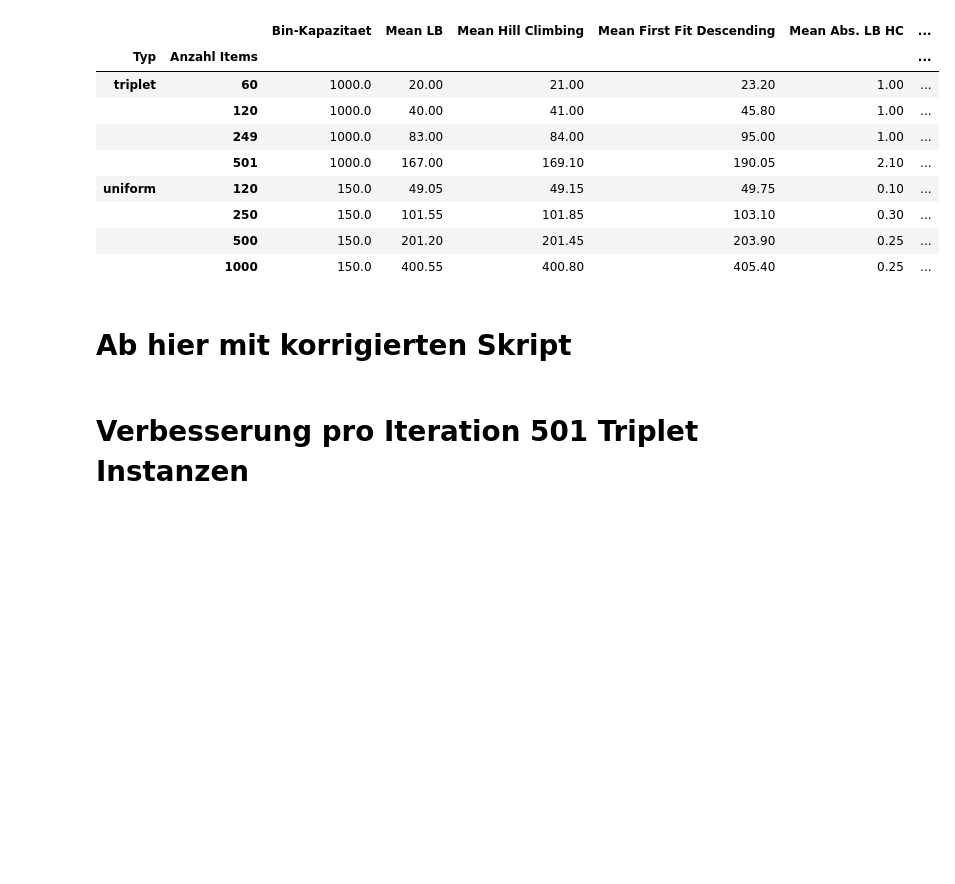
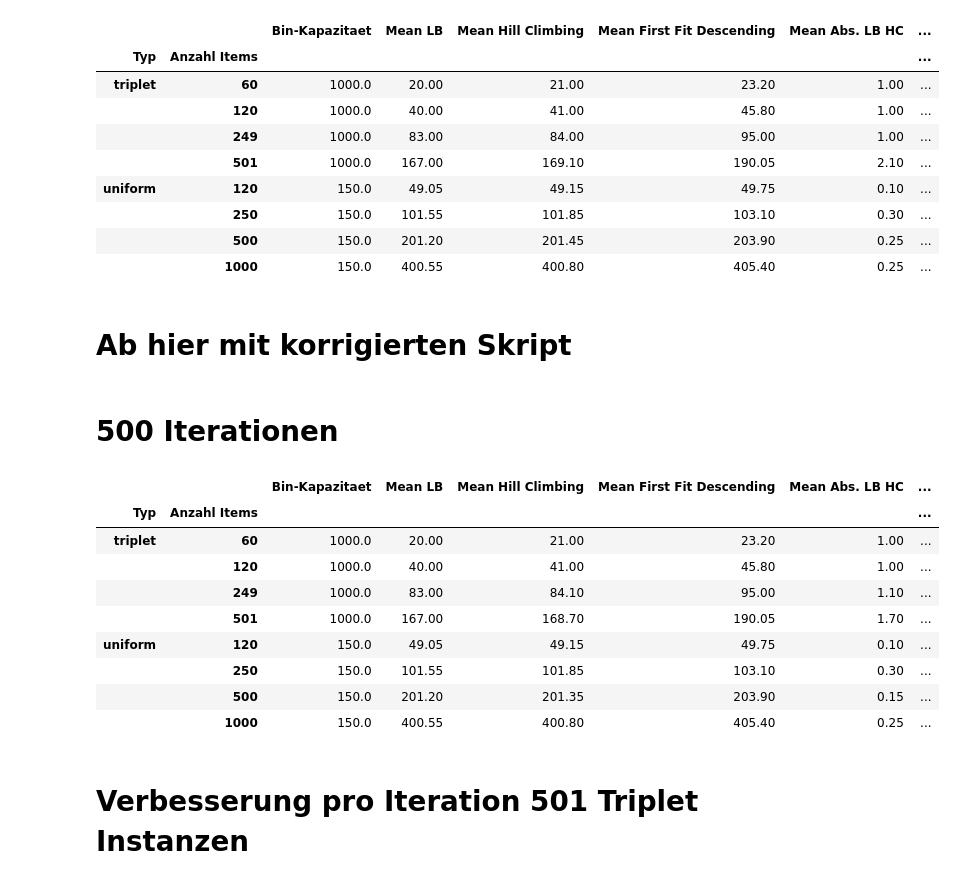
Before and after one commit to LukasSchmauch/bin_packing_problem, a Jupyter notebook: Results.ipynb, the cells around one changed output. Cells and saved outputs as stored; diff of their text form; code cells hidden in the pictures; blank space fills up the shorter version.

```diff
--- a/Results.ipynb
+++ b/Results.ipynb
@@ -158,6 +158,27 @@ df_mean
 |  | 1000 | 150.0 | 400.55 | 400.80 | 405.40 | 0.25 | ... |
 # %% [markdown]
 # Ab hier mit korrigierten Skript
+# %% [markdown]
+# 500 Iterationen
+# %%
+import pandas as pd
+url = 'https://raw.githubusercontent.com/LukasSchmauch/bin_packing_problem/main/results_neu/results_500_neu.csv'
+df = pd.read_csv(url)
+df_grouped = df.groupby(['Typ', 'Anzahl Items'])
+df_mean = df_grouped.mean()
+df_mean.columns = ['Bin-Kapazitaet', ' Mean LB', 'Mean Hill Climbing', 'Mean First Fit Descending','Mean Abs. LB HC', 'Mean Abs. LB FFD', 'Mean Zeit HC (sec)', 'Mean Zeit FFD (sec)']
+df_mean
+# %% [output]
+|  |  | Bin-Kapazitaet | Mean LB | Mean Hill Climbing | Mean First Fit Descending | Mean Abs. LB HC | ... |
+| Typ | Anzahl Items |  |  |  |  |  | ... |
+| triplet | 60 | 1000.0 | 20.00 | 21.00 | 23.20 | 1.00 | ... |
+|  | 120 | 1000.0 | 40.00 | 41.00 | 45.80 | 1.00 | ... |
+|  | 249 | 1000.0 | 83.00 | 84.10 | 95.00 | 1.10 | ... |
+|  | 501 | 1000.0 | 167.00 | 168.70 | 190.05 | 1.70 | ... |
+| uniform | 120 | 150.0 | 49.05 | 49.15 | 49.75 | 0.10 | ... |
+|  | 250 | 150.0 | 101.55 | 101.85 | 103.10 | 0.30 | ... |
+|  | 500 | 150.0 | 201.20 | 201.35 | 203.90 | 0.15 | ... |
+|  | 1000 | 150.0 | 400.55 | 400.80 | 405.40 | 0.25 | ... |
 # %% [markdown]
 # Verbesserung pro Iteration 501 Triplet Instanzen
 # %%
```
